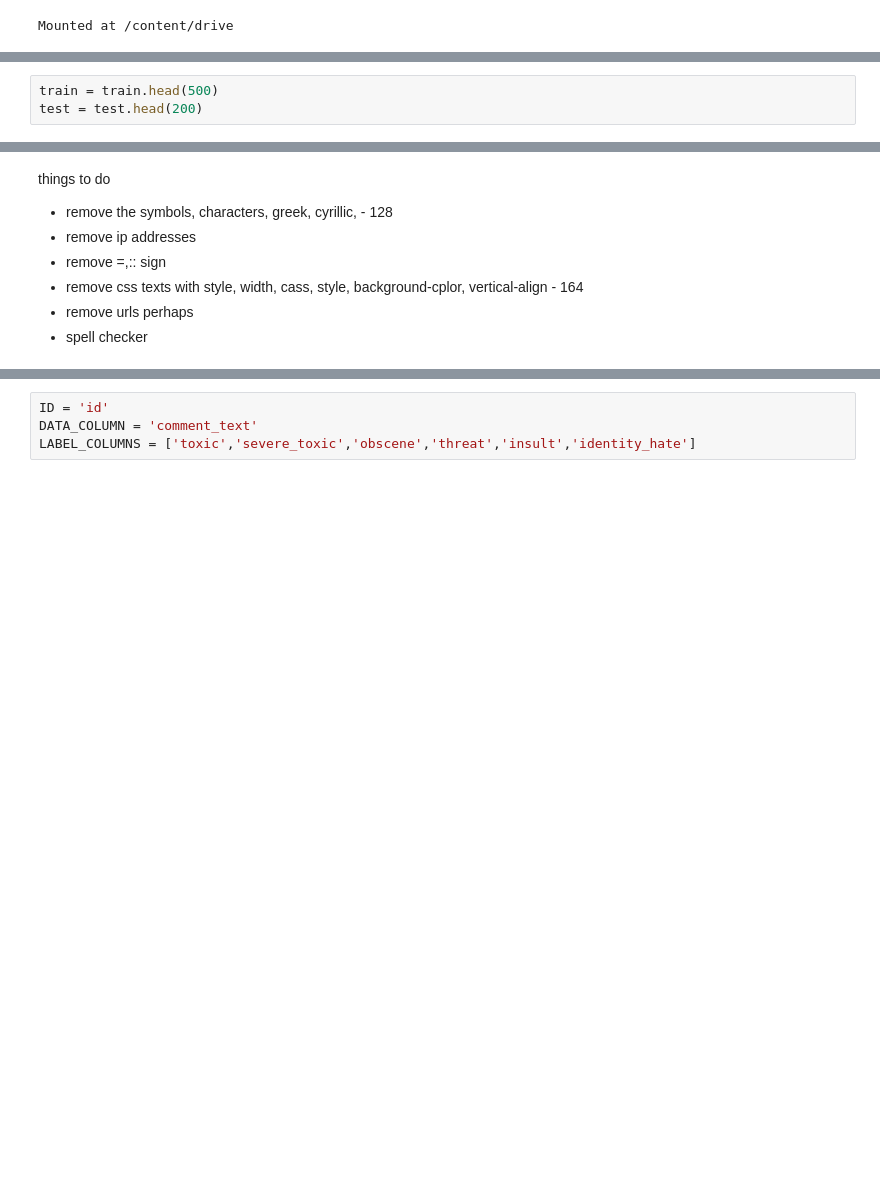
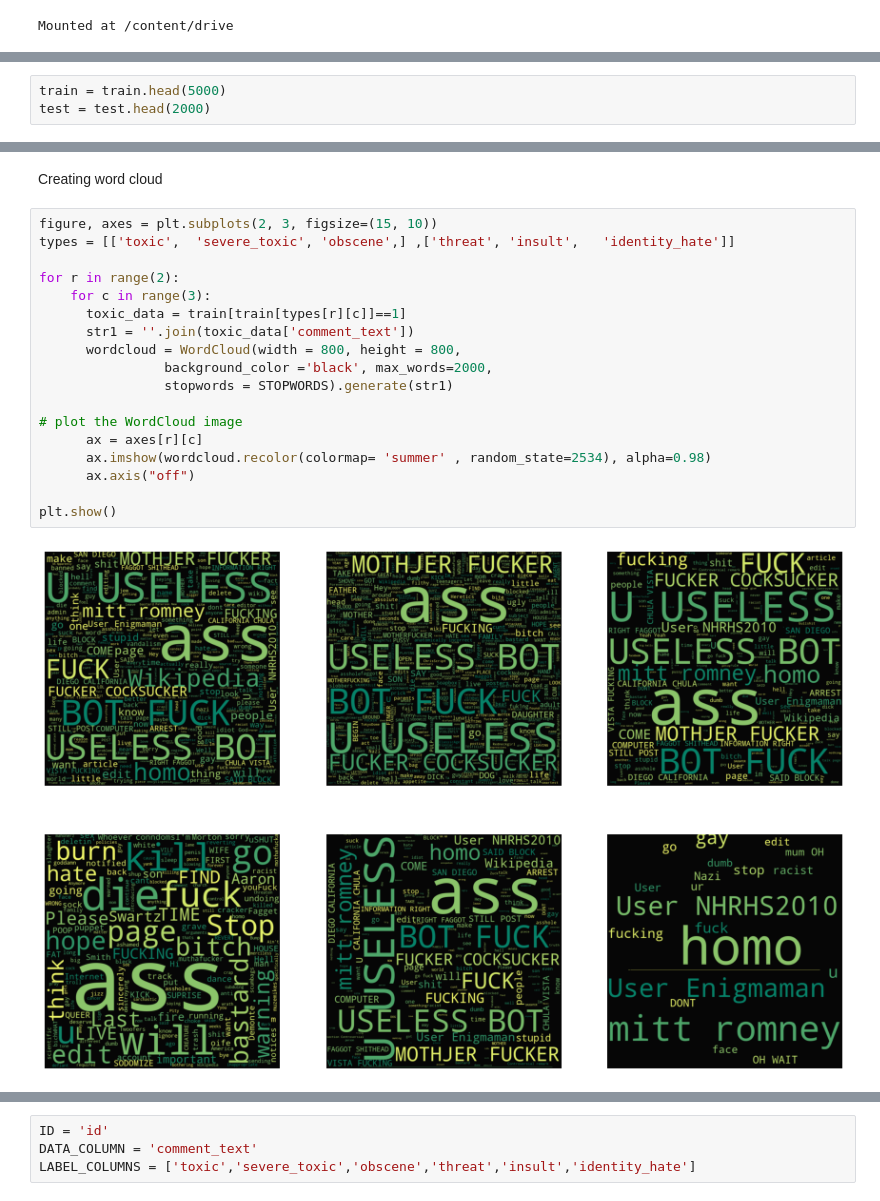
Before and after one commit to samnkrki/toxic-comment-classification, a Jupyter notebook: tc_bert.ipynb, the cells around one changed output, grey strips where cells are left out. Saved outputs shown, nothing was run; the diff lists cells and outputs as text; blank space fills up the shorter version.

```diff
--- a/tc_bert.ipynb
+++ b/tc_bert.ipynb
@@ -47,5 +66,5 @@ INPUT_PATH='/home/samin/Documents/datasets/'
 train = pd.read_csv(INPUT_PATH+"toxic_comment/train.csv", index_col="id")
 test = pd.read_csv(INPUT_PATH+"toxic_comment/test.csv", index_col="id")
 # %%
-train = train.head(500)
-test = test.head(200)
+train = train.head(5000)
+test = test.head(2000)
@@ -76,9 +144,23 @@ print(X_train, y_train)
  [0 0 0 0 0 0]]
-# %% [markdown]
-things to do
-- remove the symbols, characters, greek, cyrillic, - 128
-- remove ip addresses
-- remove =,:: sign
-- remove css texts with style, width, cass, style, background-cplor, vertical-align - 164
-- remove urls perhaps
-- spell checker
+# %% [markdown]
+Creating word cloud
+# %%
+figure, axes = plt.subplots(2, 3, figsize=(15, 10))
+types = [['toxic',	'severe_toxic',	'obscene',]	,['threat',	'insult',	'identity_hate']]
+
+for r in range(2):
+    for c in range(3):
+      toxic_data = train[train[types[r][c]]==1]
+      str1 = ''.join(toxic_data['comment_text'])
+      wordcloud = WordCloud(width = 800, height = 800,
+                background_color ='black', max_words=2000,
+                stopwords = STOPWORDS).generate(str1)
+
+# plot the WordCloud image
+      ax = axes[r][c]
+      ax.imshow(wordcloud.recolor(colormap= 'summer' , random_state=2534), alpha=0.98)
+      ax.axis("off")
+
+plt.show()
+# %% [output]
+[figure, added]
```
Also changed, not shown: parts of 27 cells of this notebook.
